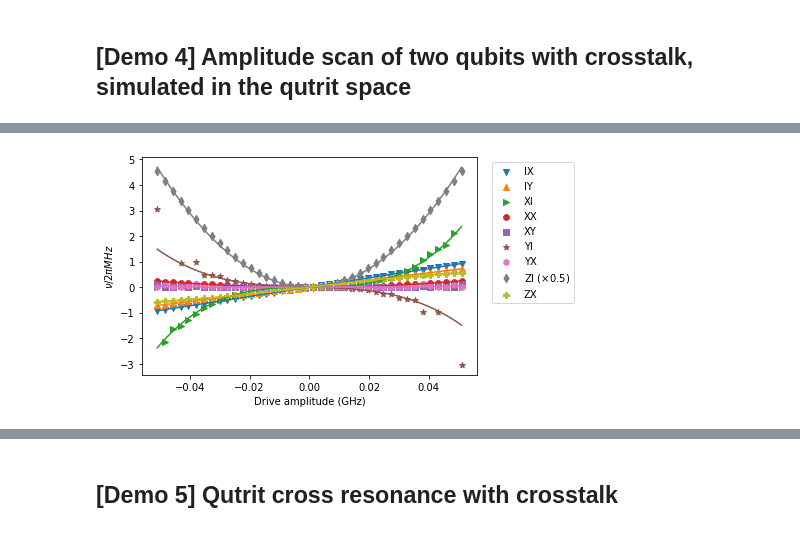
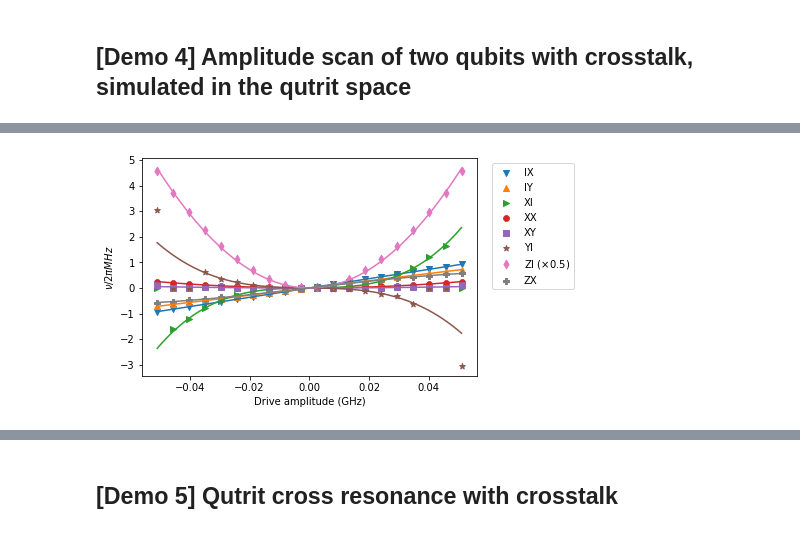
Before and after one commit to UTokyo-ICEPP/qudit-sim, a Jupyter notebook: demo.ipynb, the cells around one changed output, grey strips where cells are left out. Saved outputs shown, nothing was run; the diff lists cells and outputs as text; code cells hidden in the pictures.

```diff
--- a/demo.ipynb
+++ b/demo.ipynb
@@ -27,10 +35,10 @@ params_original = copy.deepcopy(backend.configuration().hamiltonian['vars'])
 # %% [markdown]
 ## [Demo 1] Single qubit, resonant drive (=Rx/Ry gate)
 # %%
-params = copy.deepcopy(params_original)
 # Drive definition: square (i.e. constant) drive to channel 0 (connected to qubit 0) at the resonant frequency
 # 'amplitude' is relative to the full drive amplitude ('omegad0' in params)
 drive_def = {0: {'frequency': params['wq0'], 'amplitude': 0.5}}
+
 heff = find_heff(
     qubits=0,
     params=params,
@@ -135,8 +136,6 @@ $\displaystyle \frac{H_{\mathrm{eff}}}{2 \pi \mathrm{MHz}} = 0.359\frac{IX}{2} +
 # %% [markdown]
 ## [Demo 3] Two qubits with no crosstalk, simulated in higher-dimensional spaces
 # %%
-params = copy.deepcopy(params_original)
-
 # Drive definition: square (i.e. constant) drive to channel 0 at the frequency of qubit 1
 drive_def = {0: {'frequency': params['wq1'], 'amplitude': 0.1}}
 
@@ -168,22 +167,15 @@ $\displaystyle \frac{H_{\mathrm{eff}}}{2 \pi \mathrm{MHz}} = 0.770\frac{II}{2} +
 # %% [markdown]
 ## [Demo 4] Amplitude scan of two qubits with crosstalk, simulated in the qutrit space
 # %%
-from matplotlib.markers import MarkerStyle
-filled_markers = MarkerStyle.filled_markers
-
-params = copy.deepcopy(params_original)
-params['crosstalk'] = np.array([[1., 0.02 * np.exp(np.pi / 4. * 1.j)], [0., 1.]], dtype=np.complex128)
-
-amplitudes = np.linspace(-0.2, 0.2, 40)
+amplitudes = np.linspace(-0.2, 0.2, 20)
 coeffs = np.empty((amplitudes.shape[0], 4, 4), dtype='f8')
 
 for iamp, amp in enumerate(amplitudes):
     drive_def = {0: {'frequency': params['wq1'], 'amplitude': amp}}
-    print(f'Simulating amplitude {amp}')
 
     coeffs[iamp] = find_heff(
         qubits=(0, 1),
-        params=params,
+        params=params_with_crosstalk,
         drive_def=drive_def,
         num_sim_levels=3,
         comp_dim=2,
@@ -209,8 +183,10 @@ Simulating amplitude 0.2
 # %%
-import sys
+filled_markers = MarkerStyle.filled_markers
+
 coeffs_MHz = coeffs / (twopi * 1.e+6)
 
-curve = lambda x, a, b, c: a * x + b * np.power(x, 2) + c * np.power(x, 3)
+curve_even = lambda x, a: a * np.power(x, 2)
+curve_odd = lambda x, a, b: a * x + b * np.power(x, 3)
 exprs = []
 
 amplitudes_fine = np.linspace(amplitudes[0], amplitudes[-1], 100)
@@ -219,39 +195,47 @@ for ic in range(1, 16):
     i0, i1 = np.unravel_index(ic, (4, 4))
 
     nu = coeffs_MHz[:, i0, i1]
 
     # Ignoring terms weaker than 100 kHz
     if np.all(np.abs(nu) < 0.1):
         continue
 
     if np.any(np.abs(nu) > 5.):
         plot_scale = 0.5
         label = f'{pauli_labels[i0]}{pauli_labels[i1]}' + r' ($\times 0.5$)'
     else:
         plot_scale = 1.
         label = f'{pauli_labels[i0]}{pauli_labels[i1]}'
 
+    if nu[5] * nu[-5] > 0.:
+        curve = curve_even
+    else:
+        curve = curve_odd
+
     # Somehow XI and YI seem to have outliers
     if (i0, i1) in [(1, 0), (2, 0)]:
-        popt, _ = sciopt.curve_fit(curve, amplitudes[6:-6], nu[6:-6])
+        popt, _ = sciopt.curve_fit(curve, amplitudes[3:-3], nu[3:-3])
     else:
         popt, _ = sciopt.curve_fit(curve, amplitudes, nu)
 
     omegad0 = params['omegad0'] / (twopi * 1.e+9) # In GHz
 
     pathcol = plt.scatter(amplitudes * omegad0, nu * plot_scale, marker=filled_markers[ic % len(filled_markers)], label=label)
     plt.plot(amplitudes_fine * omegad0, curve(amplitudes_fine, *popt) * plot_scale, color=pathcol.get_edgecolor())
 
-    c1 = popt[0] / omegad0
-    c2 = popt[1] / omegad0 ** 2
-    c3 = popt[2] / omegad0 ** 3
-    exprs.append(r'\frac{\nu_{%s%s}}{2\pi\mathrm{MHz}} = %.2f A + %.2f A^2 + %.2f A^3' % (pauli_labels[i0], pauli_labels[i1], c1, c2, c3))
+    if curve is curve_even:
+        c2 = popt[0] / omegad0 ** 2
+        exprs.append(r'\frac{\nu_{%s%s}}{2\pi\mathrm{MHz}} = %.2f A^2' % (pauli_labels[i0], pauli_labels[i1], c2))
+    else:
+        c1 = popt[0] / omegad0
+        c3 = popt[1] / omegad0 ** 3
+        exprs.append(r'\frac{\nu_{%s%s}}{2\pi\mathrm{MHz}} = %.2f A + %.2f A^3' % (pauli_labels[i0], pauli_labels[i1], c1, c3))
 
 plt.xlabel(r'Drive amplitude (GHz)')
 plt.ylabel(r'$\nu/2\pi MHz$')
 plt.legend(bbox_to_anchor=(1.03, 1.));
 # %% [output]
-[figure, old version]
+[figure, new version]
 # %%
 print('A = drive amplitude in GHz')
 Math(r' \\ '.join(exprs))
```
Also changed, not shown: parts of 11 cells of this notebook.
